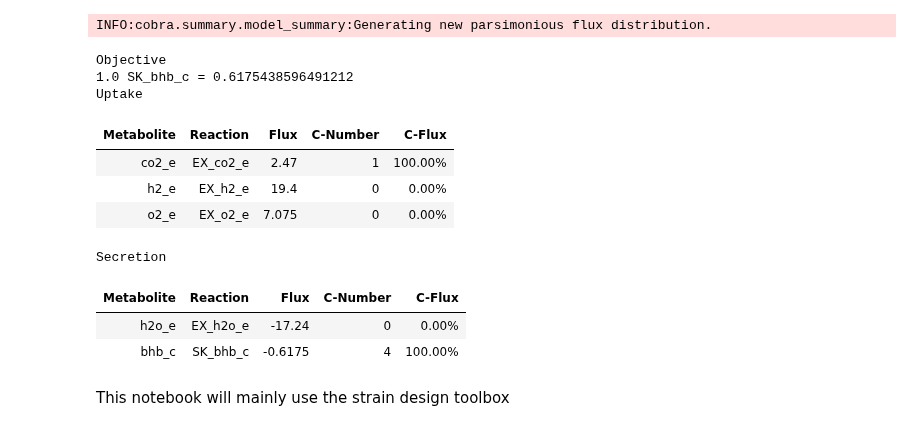
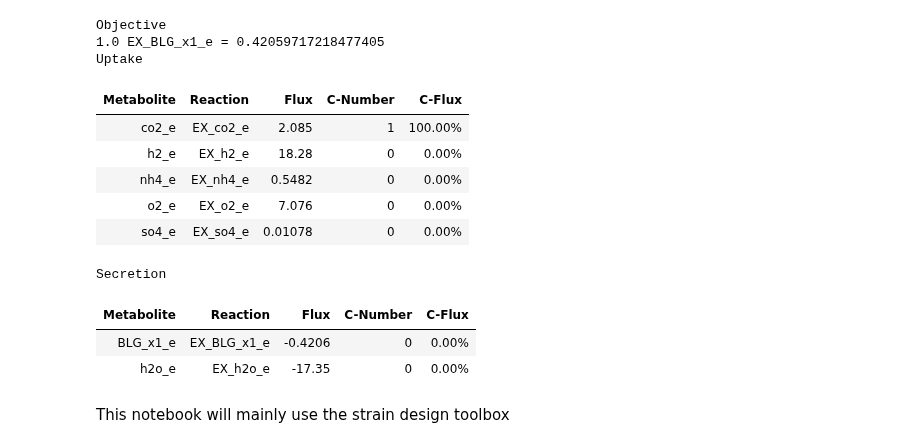
Before and after one commit to AzizBenA/iABA974_SoF1_GEM, a Jupyter notebook: Scripts/strain_design.ipynb, the cells around one changed output. Drawn from its saved outputs; the diff is of its cells as text; code cells hidden in the pictures.

```diff
--- a/Scripts/strain_design.ipynb
+++ b/Scripts/strain_design.ipynb
@@ -1,6 +1,7 @@
 # %%
 import jupyter_utils as ju
 import straindesign as sd
+import numpy as np
+import matplotlib as plt
 base_dir = Path.home() / "Documents" / "PhD" / "10-19 Research" / "11 Data" / "11.09_Models"
-#model = ju.load_model(base_dir,"Experiment", "250723_iABA974_BLG.sbml")
-model = ju.load_model(base_dir,"Experiment", "250620_iABA974.sbml")
+model = ju.load_model(base_dir,"Experiment", "250723_iABA974_BLG.sbml")
@@ -9,2 +7,0 @@ INFO:cobra.core.model:The current solver interface glpk doesn't support setting
-# %%
-model.add_boundary(model.metabolites.get_by_id('bhb_c'), type='sink',lb=0.0, ub=1000)
@@ -19,19 +8,23 @@ model.add_boundary(model.metabolites.get_by_id('bhb_c'), type='sink',lb=0.0, ub=
-# %%
-model.objective = "SK_bhb_c"
 # %%
+model.objective = "EX_BLG_x1_e"
+model.optimize()
+model.reactions.get_by_id('Growth').bounds = 0.0, 0.0
+# model.reactions.get_by_id('EX_h2_e').bounds = -50.0, 1000.0
+# model.reactions.get_by_id('EX_o2_e').bounds = -100.0, 1000.0
 model.summary()
 # %% [output]
-INFO:cobra.summary.model_summary:Generating new parsimonious flux distribution.
+Objective
+1.0 EX_BLG_x1_e = 0.42059717218477405
+Uptake
+| Metabolite | Reaction | Flux | C-Number | C-Flux |
+| co2_e | EX_co2_e | 2.085 | 1 | 100.00% |
+| h2_e | EX_h2_e | 18.28 | 0 | 0.00% |
+| nh4_e | EX_nh4_e | 0.5482 | 0 | 0.00% |
+| o2_e | EX_o2_e | 7.076 | 0 | 0.00% |
+| so4_e | EX_so4_e | 0.01078 | 0 | 0.00% |
-Objective
-1.0 SK_bhb_c = 0.6175438596491212
-Uptake
+Secretion
-| Metabolite | Reaction | Flux | C-Number | C-Flux |
-| co2_e | EX_co2_e | 2.47 | 1 | 100.00% |
-| h2_e | EX_h2_e | 19.4 | 0 | 0.00% |
-| o2_e | EX_o2_e | 7.075 | 0 | 0.00% |
-Secretion
 | Metabolite | Reaction | Flux | C-Number | C-Flux |
-| h2o_e | EX_h2o_e | -17.24 | 0 | 0.00% |
-| bhb_c | SK_bhb_c | -0.6175 | 4 | 100.00% |
+| BLG_x1_e | EX_BLG_x1_e | -0.4206 | 0 | 0.00% |
+| h2o_e | EX_h2o_e | -17.35 | 0 | 0.00% |
 # %% [markdown]
 This notebook will mainly use the strain design toolbox
```
Also changed, not shown: parts of 12 cells of this notebook, 2 other files.
